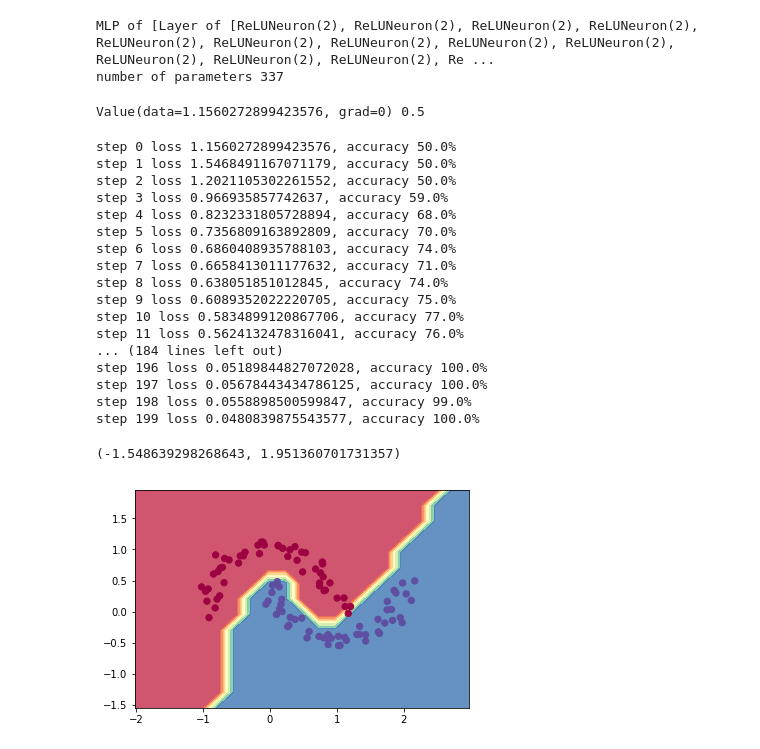
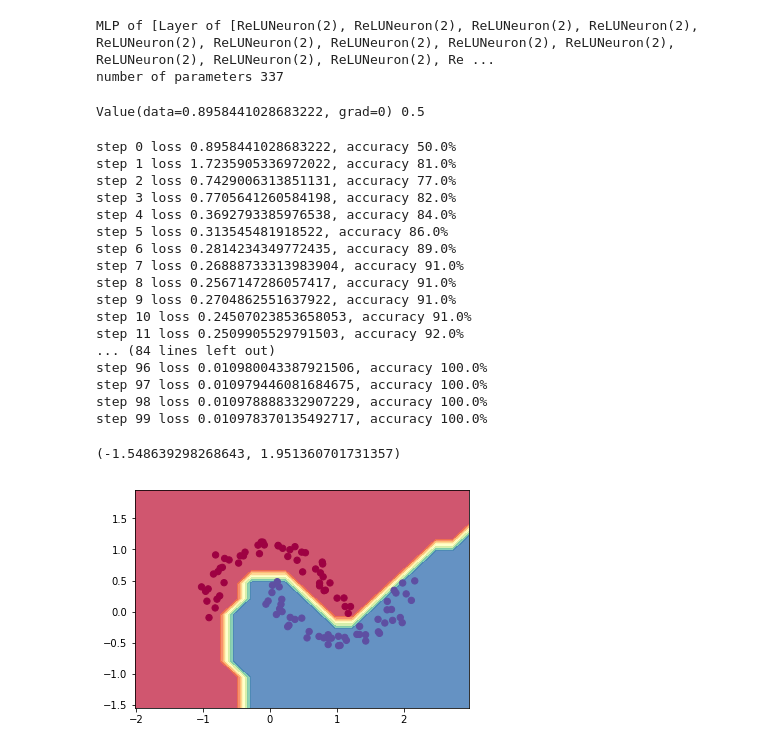
Before and after one commit to karpathy/micrograd, a Jupyter notebook: demo.ipynb, the cells around one changed output. Drawn from its saved outputs; the diff is of its cells as text; code cells hidden in the pictures.

```diff
--- a/demo.ipynb
+++ b/demo.ipynb
@@ -48,7 +48,7 @@ def loss(batch_size=None):
     scores = list(map(model, inputs))
 
     # svm "max-margin" loss
-    losses = [(Value(yi) * scorei + 1).relu() for yi, scorei in zip(yb, scores)]
+    losses = [(1 + -yi*scorei).relu() for yi, scorei in zip(yb, scores)]
     data_loss = sum(losses) * (1.0 / len(losses))
     # L2 regularization
     alpha = 1e-4
@@ -56,70 +56,68 @@ def loss(batch_size=None):
     total_loss = data_loss + reg_loss
 
     # also get accuracy
-    accuracy = [yi == (int(scorei.data < 0)*2-1) for yi, scorei in zip(yb, scores)]
+    accuracy = [(yi > 0) == (scorei.data > 0) for yi, scorei in zip(yb, scores)]
     return total_loss, sum(accuracy) / len(accuracy)
 
 total_loss, acc = loss()
 print(total_loss, acc)
 # %% [output]
-Value(data=1.1560272899423576, grad=0) 0.5
+Value(data=0.8958441028683222, grad=0) 0.5
 # %%
 # optimization
-learning_rate = 0.001
-
-for k in range(200):
+for k in range(100):
 
     # forward
     total_loss, acc = loss()
 
     # backward
     model.zero_grad()
-    total_loss.grad = 1
     total_loss.backward()
 
     # update (sgd)
+    learning_rate = 1.0 - 0.9*k/100
     for p in model.parameters():
         p.data -= learning_rate * p.grad
 
     if k % 1 == 0:
         print(f"step {k} loss {total_loss.data}, accuracy {acc*100}%")
 # %% [output]
-step 0 loss 1.1560272899423576, accuracy 50.0%
-step 1 loss 1.5468491167071179, accuracy 50.0%
-step 2 loss 1.2021105302261552, accuracy 50.0%
-step 3 loss 0.966935857742637, accuracy 59.0%
-step 4 loss 0.8232331805728894, accuracy 68.0%
-step 5 loss 0.7356809163892809, accuracy 70.0%
-step 6 loss 0.6860408935788103, accuracy 74.0%
-step 7 loss 0.6658413011177632, accuracy 71.0%
-step 8 loss 0.638051851012845, accuracy 74.0%
-step 9 loss 0.6089352022220705, accuracy 75.0%
-step 10 loss 0.5834899120867706, accuracy 77.0%
-step 11 loss 0.5624132478316041, accuracy 76.0%
-... (184 lines left out)
-step 196 loss 0.05189844827072028, accuracy 100.0%
-step 197 loss 0.05678443434786125, accuracy 100.0%
-step 198 loss 0.0558898500599847, accuracy 99.0%
-step 199 loss 0.0480839875543577, accuracy 100.0%
+step 0 loss 0.8958441028683222, accuracy 50.0%
+step 1 loss 1.7235905336972022, accuracy 81.0%
+step 2 loss 0.7429006313851131, accuracy 77.0%
+step 3 loss 0.7705641260584198, accuracy 82.0%
+step 4 loss 0.3692793385976538, accuracy 84.0%
+step 5 loss 0.313545481918522, accuracy 86.0%
+step 6 loss 0.2814234349772435, accuracy 89.0%
+step 7 loss 0.26888733313983904, accuracy 91.0%
+step 8 loss 0.2567147286057417, accuracy 91.0%
+step 9 loss 0.2704862551637922, accuracy 91.0%
+step 10 loss 0.24507023853658053, accuracy 91.0%
+step 11 loss 0.2509905529791503, accuracy 92.0%
+... (84 lines left out)
+step 96 loss 0.010980043387921506, accuracy 100.0%
+step 97 loss 0.010979446081684675, accuracy 100.0%
+step 98 loss 0.010978888332907229, accuracy 100.0%
+step 99 loss 0.010978370135492717, accuracy 100.0%
 # %%
 # visualize decision boundary
 
 h = 0.25
 x_min, x_max = X[:, 0].min() - 1, X[:, 0].max() + 1
 y_min, y_max = X[:, 1].min() - 1, X[:, 1].max() + 1
 xx, yy = np.meshgrid(np.arange(x_min, x_max, h),
                      np.arange(y_min, y_max, h))
 Xmesh = np.c_[xx.ravel(), yy.ravel()]
 inputs = [list(map(Value, xrow)) for xrow in Xmesh]
 scores = list(map(model, inputs))
-Z = np.array([s.data < 0 for s in scores])
+Z = np.array([s.data > 0 for s in scores])
 Z = Z.reshape(xx.shape)
 
 fig = plt.figure()
 plt.contourf(xx, yy, Z, cmap=plt.cm.Spectral, alpha=0.8)
 plt.scatter(X[:, 0], X[:, 1], c=y, s=40, cmap=plt.cm.Spectral)
 plt.xlim(xx.min(), xx.max())
 plt.ylim(yy.min(), yy.max())
 # %% [output]
 (-1.548639298268643, 1.951360701731357)
-[figure, old version]
+[figure, new version]
```
Also changed, not shown: 2 other files.
